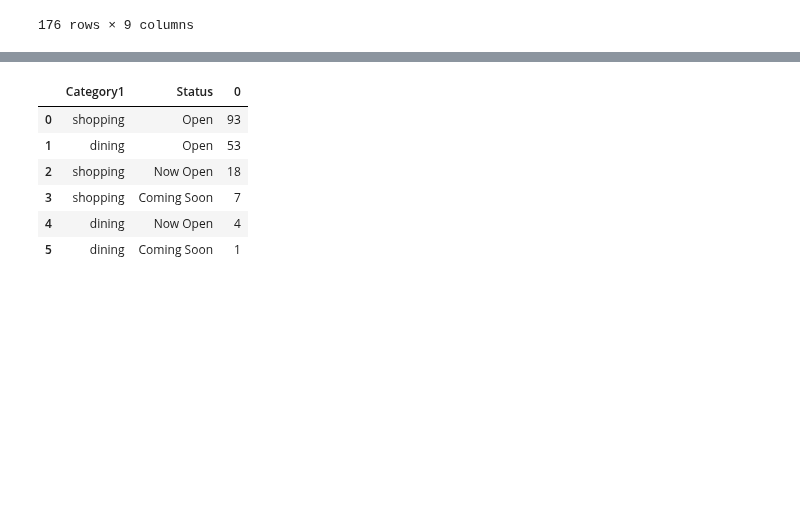
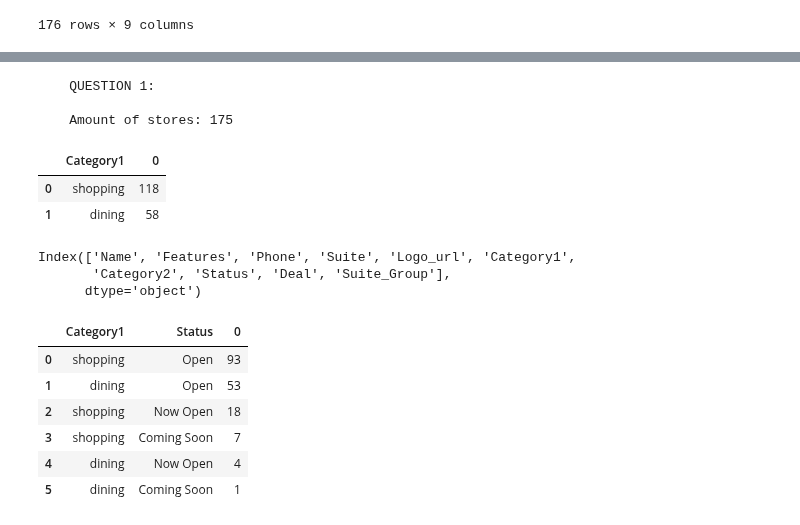
Before and after one commit to pedrosanhueza/Web-Scrape, a Jupyter notebook: Irvine Spectrum Center/Spectrum_WebScraper.ipynb, the cells around one changed output, grey strips where cells are left out. Drawn from its saved outputs; the diff is of its cells as text; code cells hidden in the pictures; blank space fills up the shorter version.

```diff
--- a/Irvine Spectrum Center/Spectrum_WebScraper.ipynb
+++ b/Irvine Spectrum Center/Spectrum_WebScraper.ipynb
@@ -57,6 +65,32 @@ data # display data frame
 # %%
 import plotly.express as px
 import plotly.graph_objects as go
+# %%
+data_removed_duplicates = data[~data.Name.duplicated()]
+
+Stores = data_removed_duplicates.Name.count()
+
+print(f'''
+    QUESTION 1: \n
+    Amount of stores: {Stores}
+''')
+# %% [output]
+    QUESTION 1:
+
+    Amount of stores: 175
+# %%
+data_Stores_by_Category = data[['Category1']].value_counts().reset_index()
+data_Stores_by_Category
+# %% [output]
+|  | Category1 | 0 |
+| 0 | shopping | 118 |
+| 1 | dining | 58 |
+# %%
+data.columns
+# %% [output]
+Index(['Name', 'Features', 'Phone', 'Suite', 'Logo_url', 'Category1',
+       'Category2', 'Status', 'Deal', 'Suite_Group'],
+      dtype='object')
 # %%
 # Difference of restaurants and stores
 
```
Also changed, not shown: parts of 6 cells of this notebook.
